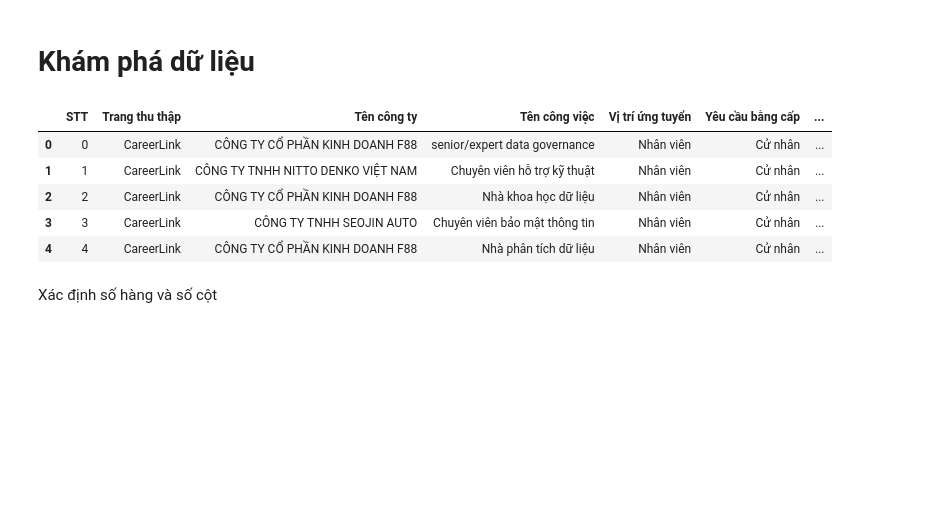
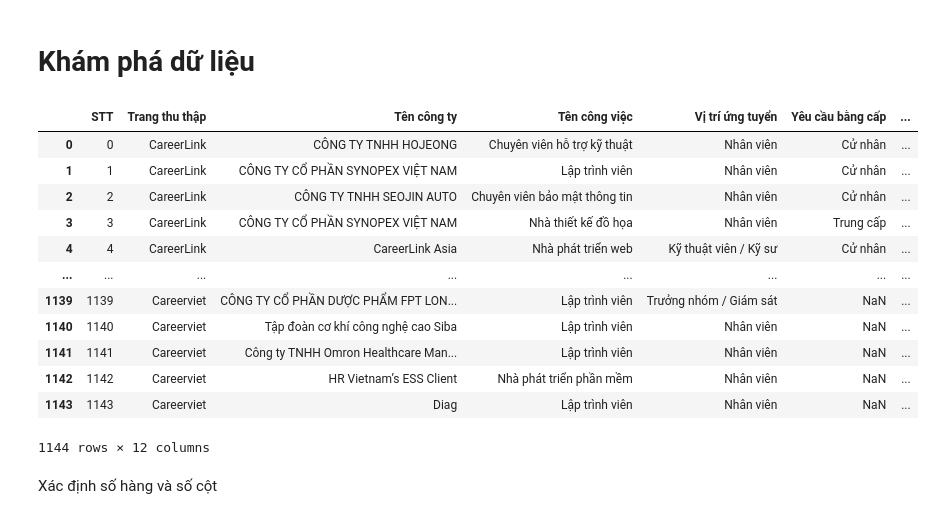
Before and after one commit to AnhDuy441/Final-Project-Data-Science, a Jupyter notebook: source.ipynb, the cells around one changed output. Cells and saved outputs as stored; diff of their text form; code cells hidden in the pictures; blank space fills up the shorter version.

```diff
--- a/source.ipynb
+++ b/source.ipynb
@@ -627,14 +671,21 @@ driver.quit()
 # Khám phá dữ liệu
 # %%
 df = pd.read_csv('job_data.csv')
-df.head()
+df
 # %% [output]
 |  | STT | Trang thu thập | Tên công ty | Tên công việc | Vị trí ứng tuyển | Yêu cầu bằng cấp | ... |
-| 0 | 0 | CareerLink | CÔNG TY CỔ PHẦN KINH DOANH F88 | senior/expert data governance | Nhân viên | Cử nhân | ... |
-| 1 | 1 | CareerLink | CÔNG TY TNHH NITTO DENKO VIỆT NAM | Chuyên viên hỗ trợ kỹ thuật | Nhân viên | Cử nhân | ... |
-| 2 | 2 | CareerLink | CÔNG TY CỔ PHẦN KINH DOANH F88 | Nhà khoa học dữ liệu | Nhân viên | Cử nhân | ... |
-| 3 | 3 | CareerLink | CÔNG TY TNHH SEOJIN AUTO | Chuyên viên bảo mật thông tin | Nhân viên | Cử nhân | ... |
-| 4 | 4 | CareerLink | CÔNG TY CỔ PHẦN KINH DOANH F88 | Nhà phân tích dữ liệu | Nhân viên | Cử nhân | ... |
+| 0 | 0 | CareerLink | CÔNG TY TNHH HOJEONG | Chuyên viên hỗ trợ kỹ thuật | Nhân viên | Cử nhân | ... |
+| 1 | 1 | CareerLink | CÔNG TY CỔ PHẦN SYNOPEX VIỆT NAM | Lập trình viên | Nhân viên | Cử nhân | ... |
+| 2 | 2 | CareerLink | CÔNG TY TNHH SEOJIN AUTO | Chuyên viên bảo mật thông tin | Nhân viên | Cử nhân | ... |
+| 3 | 3 | CareerLink | CÔNG TY CỔ PHẦN SYNOPEX VIỆT NAM | Nhà thiết kế đồ họa | Nhân viên | Trung cấp | ... |
+| 4 | 4 | CareerLink | CareerLink Asia | Nhà phát triển web | Kỹ thuật viên / Kỹ sư | Cử nhân | ... |
+| ... | ... | ... | ... | ... | ... | ... | ... |
+| 1139 | 1139 | Careerviet | CÔNG TY CỔ PHẦN DƯỢC PHẨM FPT LON... | Lập trình viên | Trưởng nhóm / Giám sát | NaN | ... |
+| 1140 | 1140 | Careerviet | Tập đoàn cơ khí công nghệ cao Siba | Lập trình viên | Nhân viên | NaN | ... |
+| 1141 | 1141 | Careerviet | Công ty TNHH Omron Healthcare Man... | Lập trình viên | Nhân viên | NaN | ... |
+| 1142 | 1142 | Careerviet | HR Vietnam’s ESS Client | Nhà phát triển phần mềm | Nhân viên | NaN | ... |
+| 1143 | 1143 | Careerviet | Diag | Lập trình viên | Nhân viên | NaN | ... |
+1144 rows × 12 columns
 # %% [markdown]
 Xác định số hàng và số cột
 # %%
```
Also changed, not shown: parts of 34 cells of this notebook, 1 other file.
